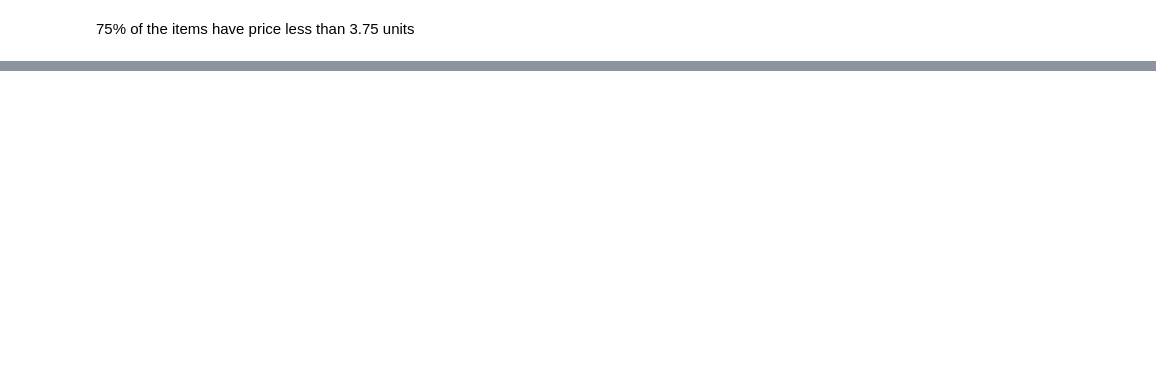
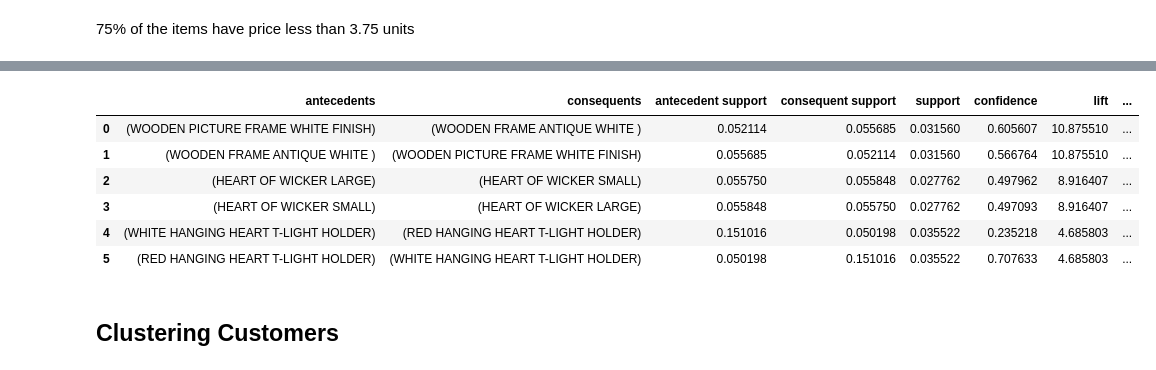
Before and after one commit to AfreenKansal/Market-Basket-Analysis, a Jupyter notebook: MBA.ipynb, the cells around one changed output, grey strips where cells are left out. Cells and saved outputs as stored; diff of their text form; code cells hidden in the pictures; blank space fills up the shorter version.

```diff
--- a/MBA.ipynb
+++ b/MBA.ipynb
@@ -263,2 +277,9 @@ plt.show()
 # %%
-data.pivot_table(values = 'Quantity', columns = 'Description', index = 'Invoice',aggfunc = np.sum).fillna(0)
+# Creating a Pivot Table
+basket = data.pivot_table(values = 'Quantity', columns = 'Description', index = 'Invoice',aggfunc = np.sum).fillna(0)
+# %%
+#
+basket = basket.applymap(lambda x : 1 if x>0 else 0)
+# %%
+#
+basket = basket[(basket > 0).sum(axis=1) >=2]
@@ -264,0 +288,2 @@ data.pivot_table(values = 'Quantity', columns = 'Description', index = 'Invoice'
+# %%
+frequent_items = apriori(basket,min_support = 0.025, use_colnames = True).sort_values('support',ascending = False).reset_index(drop=True)
@@ -264,0 +306,12 @@ data.pivot_table(values = 'Quantity', columns = 'Description', index = 'Invoice'
+# %%
+association_rules(frequent_items,metric = 'lift').sort_values('lift',ascending = False).reset_index(drop=True)
+# %% [output]
+|  | antecedents | consequents | antecedent support | consequent support | support | confidence | lift | ... |
+| 0 | (WOODEN PICTURE FRAME WHITE FINISH) | (WOODEN FRAME ANTIQUE WHITE ) | 0.052114 | 0.055685 | 0.031560 | 0.605607 | 10.875510 | ... |
+| 1 | (WOODEN FRAME ANTIQUE WHITE ) | (WOODEN PICTURE FRAME WHITE FINISH) | 0.055685 | 0.052114 | 0.031560 | 0.566764 | 10.875510 | ... |
+| 2 | (HEART OF WICKER LARGE) | (HEART OF WICKER SMALL) | 0.055750 | 0.055848 | 0.027762 | 0.497962 | 8.916407 | ... |
+| 3 | (HEART OF WICKER SMALL) | (HEART OF WICKER LARGE) | 0.055848 | 0.055750 | 0.027762 | 0.497093 | 8.916407 | ... |
+| 4 | (WHITE HANGING HEART T-LIGHT HOLDER) | (RED HANGING HEART T-LIGHT HOLDER) | 0.151016 | 0.050198 | 0.035522 | 0.235218 | 4.685803 | ... |
+| 5 | (RED HANGING HEART T-LIGHT HOLDER) | (WHITE HANGING HEART T-LIGHT HOLDER) | 0.050198 | 0.151016 | 0.035522 | 0.707633 | 4.685803 | ... |
+# %% [markdown]
+## Clustering Customers
```
Also changed, not shown: parts of 32 cells of this notebook.
